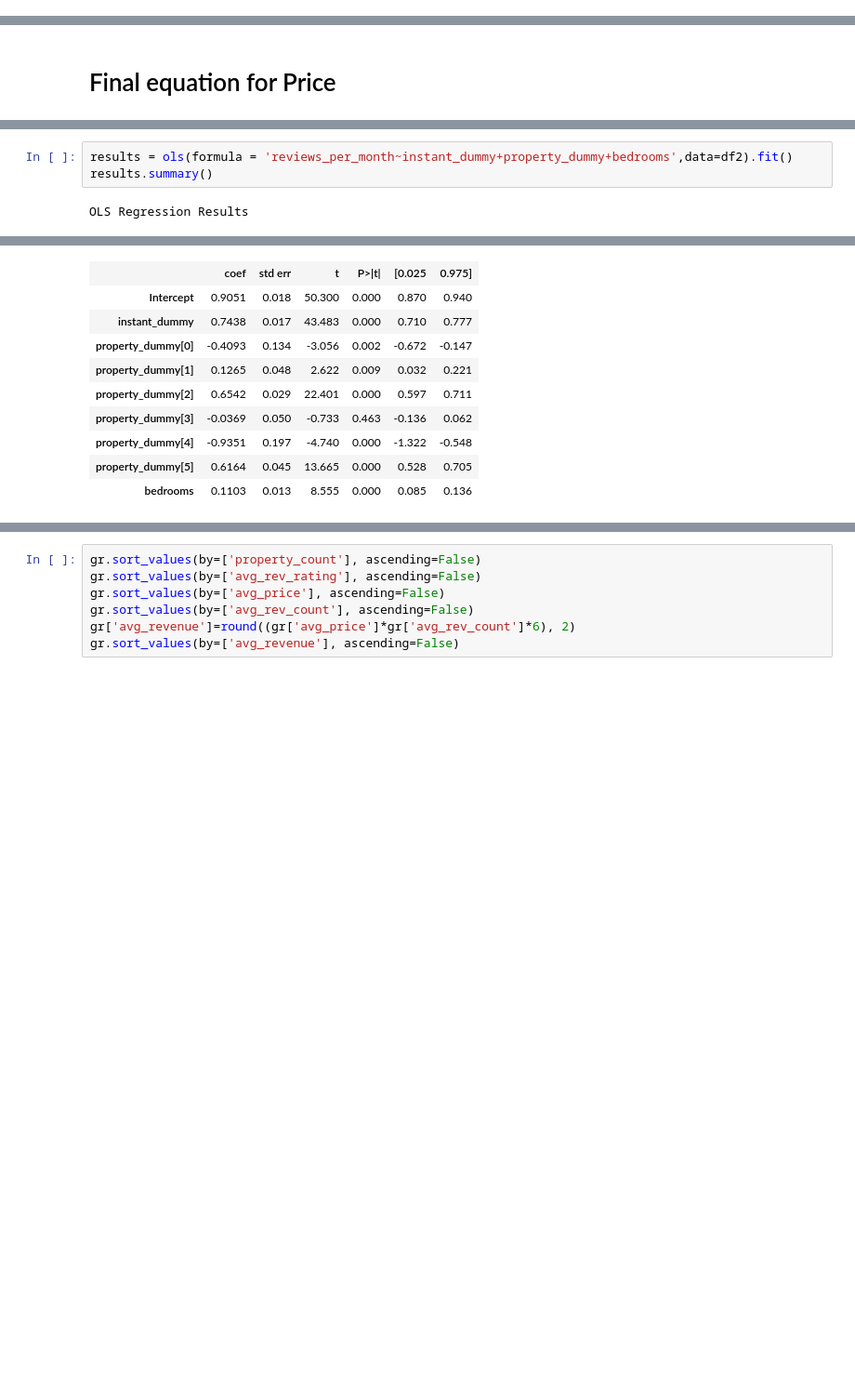
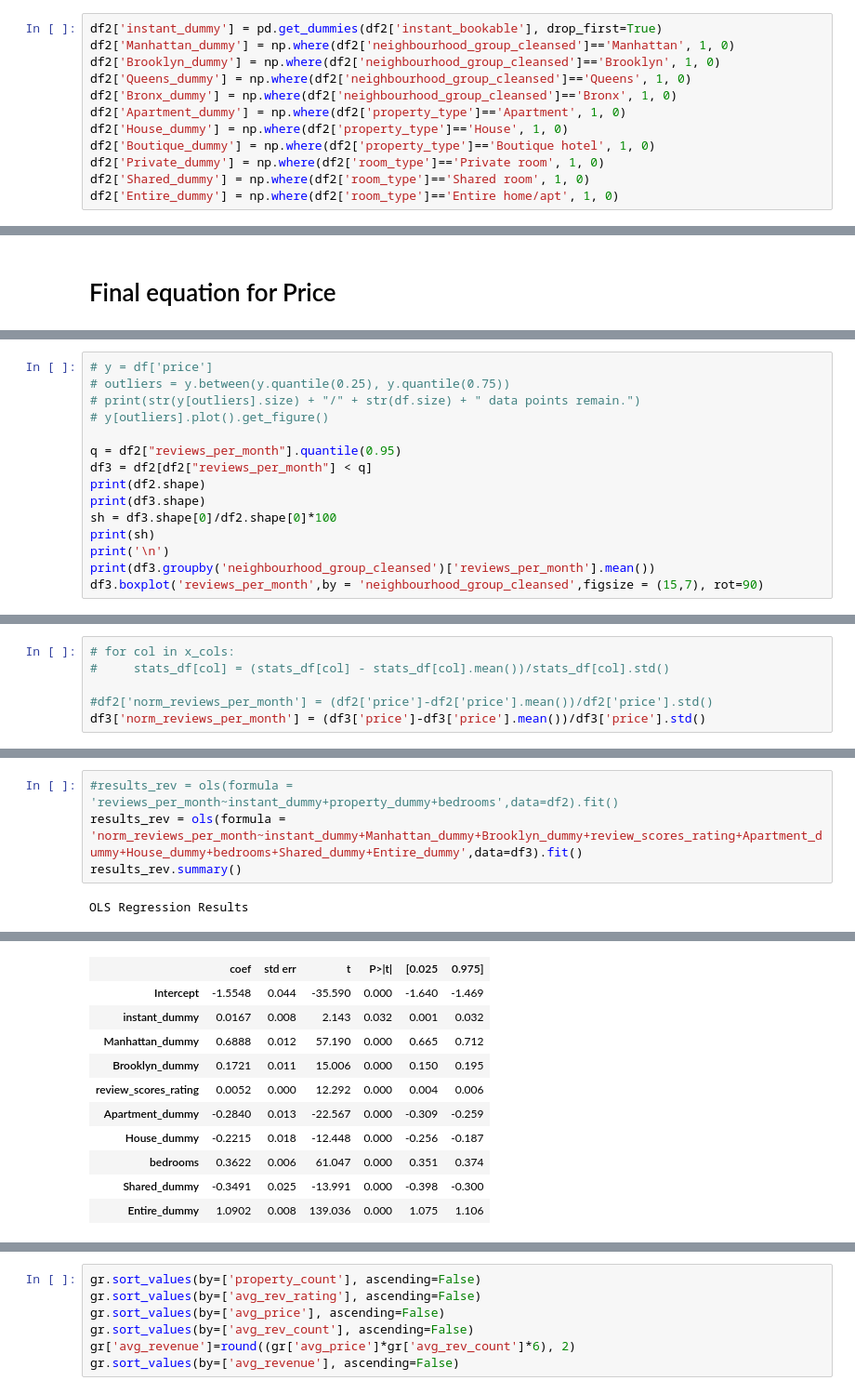
Before and after one commit to Wetpaint3/Airbnb_Project, a Jupyter notebook: airbnb.ipynb, the cells around one changed output, grey strips where cells are left out. Shown at 93% size. Drawn from its saved outputs; the diff is of its cells as text; blank space fills up the shorter version.

```diff
--- a/airbnb.ipynb
+++ b/airbnb.ipynb
@@ -536,0 +543,12 @@ room_dummy = pd.get_dummies(df2['room_type'],prefix = 'room_type', drop_first=Tr
+# %%
+df2['instant_dummy'] = pd.get_dummies(df2['instant_bookable'], drop_first=True)
+df2['Manhattan_dummy'] = np.where(df2['neighbourhood_group_cleansed']=='Manhattan', 1, 0)
+df2['Brooklyn_dummy'] = np.where(df2['neighbourhood_group_cleansed']=='Brooklyn', 1, 0)
+df2['Queens_dummy'] = np.where(df2['neighbourhood_group_cleansed']=='Queens', 1, 0)
+df2['Bronx_dummy'] = np.where(df2['neighbourhood_group_cleansed']=='Bronx', 1, 0)
+df2['Apartment_dummy'] = np.where(df2['property_type']=='Apartment', 1, 0)
+df2['House_dummy'] = np.where(df2['property_type']=='House', 1, 0)
+df2['Boutique_dummy'] = np.where(df2['property_type']=='Boutique hotel', 1, 0)
+df2['Private_dummy'] = np.where(df2['room_type']=='Private room', 1, 0)
+df2['Shared_dummy'] = np.where(df2['room_type']=='Shared room', 1, 0)
+df2['Entire_dummy'] = np.where(df2['room_type']=='Entire home/apt', 1, 0)
@@ -634,0 +677,15 @@ df2.boxplot('review_scores_rating',by = 'property_type',figsize = (15,7), rot=90
+# %%
+# y = df['price']
+# outliers = y.between(y.quantile(0.25), y.quantile(0.75))
+# print(str(y[outliers].size) + "/" + str(df.size) + " data points remain.")
+# y[outliers].plot().get_figure()
+
+q = df2["reviews_per_month"].quantile(0.95)
+df3 = df2[df2["reviews_per_month"] < q]
+print(df2.shape)
+print(df3.shape)
+sh = df3.shape[0]/df2.shape[0]*100
+print(sh)
+print('\n')
+print(df3.groupby('neighbourhood_group_cleansed')['reviews_per_month'].mean())
+df3.boxplot('reviews_per_month',by = 'neighbourhood_group_cleansed',figsize = (15,7), rot=90)
@@ -634,0 +712,6 @@ df2.boxplot('review_scores_rating',by = 'property_type',figsize = (15,7), rot=90
+# %%
+# for col in x_cols:
+#     stats_df[col] = (stats_df[col] - stats_df[col].mean())/stats_df[col].std()
+
+#df2['norm_reviews_per_month'] = (df2['price']-df2['price'].mean())/df2['price'].std()
+df3['norm_reviews_per_month'] = (df3['price']-df3['price'].mean())/df3['price'].std()
@@ -635,5 +746,6 @@ df2.boxplot('review_scores_rating',by = 'property_type',figsize = (15,7), rot=90
 # %%
-results = ols(formula = 'reviews_per_month~instant_dummy+property_dummy+bedrooms',data=df2).fit()
-results.summary()
+#results_rev = ols(formula = 'reviews_per_month~instant_dummy+property_dummy+bedrooms',data=df2).fit()
+results_rev = ols(formula = 'norm_reviews_per_month~instant_dummy+Manhattan_dummy+Brooklyn_dummy+review_scores_rating+Apartment_dummy+House_dummy+bedrooms+Shared_dummy+Entire_dummy',data=df3).fit()
+results_rev.summary()
 # %% [output]
 OLS Regression Results
@@ -648,11 +760,12 @@ OLS Regression Results
 | Covariance Type: | nonrobust |  |  |
 |  | coef | std err | t | P>|t| | [0.025 | 0.975] |
-| Intercept | 0.9051 | 0.018 | 50.300 | 0.000 | 0.870 | 0.940 |
-| instant_dummy | 0.7438 | 0.017 | 43.483 | 0.000 | 0.710 | 0.777 |
-| property_dummy[0] | -0.4093 | 0.134 | -3.056 | 0.002 | -0.672 | -0.147 |
-| property_dummy[1] | 0.1265 | 0.048 | 2.622 | 0.009 | 0.032 | 0.221 |
-| property_dummy[2] | 0.6542 | 0.029 | 22.401 | 0.000 | 0.597 | 0.711 |
-| property_dummy[3] | -0.0369 | 0.050 | -0.733 | 0.463 | -0.136 | 0.062 |
-| property_dummy[4] | -0.9351 | 0.197 | -4.740 | 0.000 | -1.322 | -0.548 |
-| property_dummy[5] | 0.6164 | 0.045 | 13.665 | 0.000 | 0.528 | 0.705 |
-| bedrooms | 0.1103 | 0.013 | 8.555 | 0.000 | 0.085 | 0.136 |
+| Intercept | -1.5548 | 0.044 | -35.590 | 0.000 | -1.640 | -1.469 |
+| instant_dummy | 0.0167 | 0.008 | 2.143 | 0.032 | 0.001 | 0.032 |
+| Manhattan_dummy | 0.6888 | 0.012 | 57.190 | 0.000 | 0.665 | 0.712 |
+| Brooklyn_dummy | 0.1721 | 0.011 | 15.006 | 0.000 | 0.150 | 0.195 |
+| review_scores_rating | 0.0052 | 0.000 | 12.292 | 0.000 | 0.004 | 0.006 |
+| Apartment_dummy | -0.2840 | 0.013 | -22.567 | 0.000 | -0.309 | -0.259 |
+| House_dummy | -0.2215 | 0.018 | -12.448 | 0.000 | -0.256 | -0.187 |
+| bedrooms | 0.3622 | 0.006 | 61.047 | 0.000 | 0.351 | 0.374 |
+| Shared_dummy | -0.3491 | 0.025 | -13.991 | 0.000 | -0.398 | -0.300 |
+| Entire_dummy | 1.0902 | 0.008 | 139.036 | 0.000 | 1.075 | 1.106 |
```
Also changed, not shown: parts of 60 cells of this notebook.
